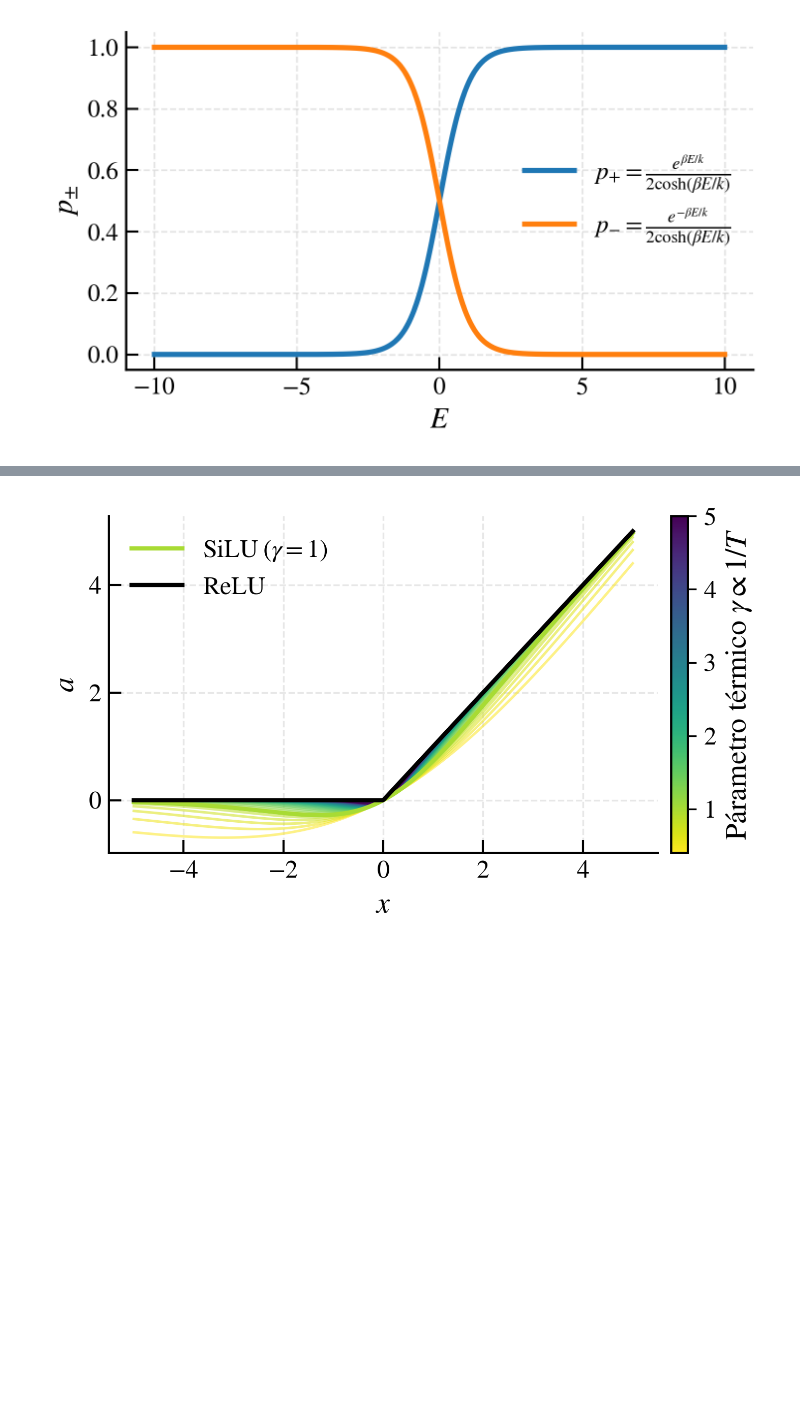
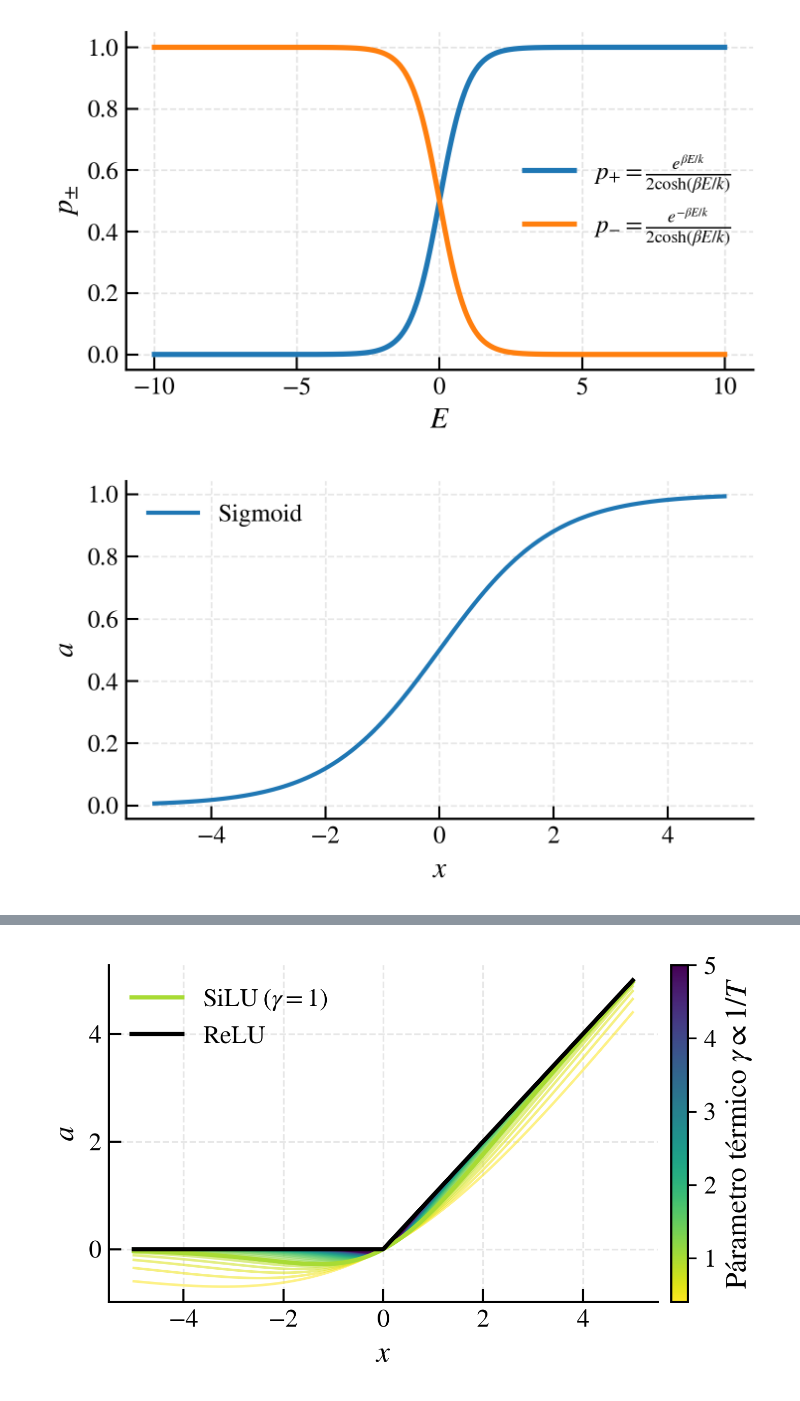
Before and after one commit to eric-hermosis/machine-learning-figures, a Jupyter notebook: es/activations.ipynb, the cells around one changed output, grey strips where cells are left out. Drawn from its saved outputs; the diff is of its cells as text; code cells hidden in the pictures; blank space fills up the shorter version.

Commit message:
Add tanh and sigmoid

```diff
--- a/es/activations.ipynb
+++ b/es/activations.ipynb
@@ -211,3 +211,55 @@ show(figure)
 close(figure)
 # %% [output]
 [figure]
+# %%
+TEXT = {
+    "en": {
+        "title": "Sigmoid activation function",
+        "xlabel": r"$x$",
+        "ylabel": r"$a$",
+        "filename": "activation_sigmoid_en.pdf",
+    },
+    "es": {
+        "title": "Función de Activación Sigmoid",
+        "xlabel": r"$x$",
+        "ylabel": r"$a$",
+        "filename": "activation_sigmoid_es.pdf",
+    },
+}
+
+text = TEXT[LANGUAGE]
+
+x = linspace(-5.0, 5.0, 500)
+figure, axes = subplots(figsize=(5, 3), dpi=300)
+
+sigmoid = 1 / (1.0 + exp(-x))
+axes.plot(
+    x,
+    sigmoid,
+    linestyle="-",
+    linewidth=2.0,
+    label=r"$\mathrm{Sigmoid}$"
+)
+
+axes.set_xlabel(text["xlabel"])
+axes.set_ylabel(text["ylabel"])
+#axes.set_title(text["title"])
+
+axes.grid(True, linestyle="--", alpha=0.3)
+axes.tick_params(direction="in", length=6, width=1)
+
+axes.spines["top"].set_visible(False)
+axes.spines["right"].set_visible(False)
+
+scalars = ScalarMappable(norm=norm, cmap=cmap)
+scalars.set_array([])
+colors.ax.tick_params(length=4)
+
+axes.legend(frameon=False)
+
+figure.tight_layout()
+figure.savefig(text["filename"], dpi=300)
+show(figure)
+close(figure)
+# %% [output]
+[figure, added]
```
Also changed, not shown: parts of 4 cells of this notebook, 12 other files.
